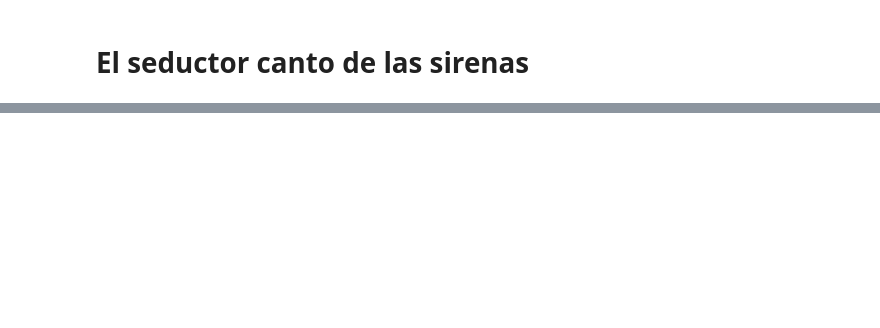
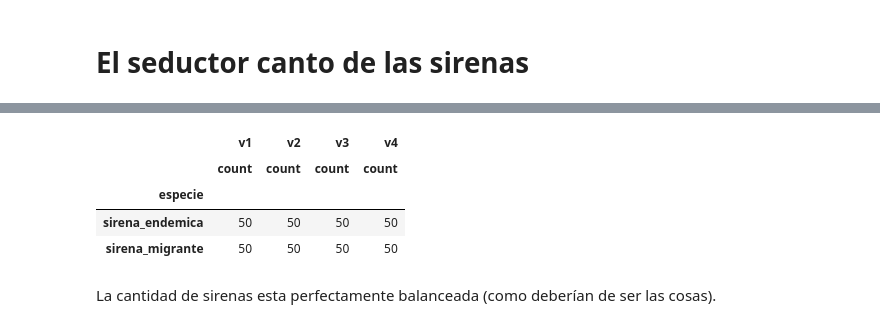
Before and after one commit to yoselalberto/truehome_prueba_tecnica, a Jupyter notebook: research/desafio_el_seductor_canto_de_las_sirenas.ipynb, the cells around one changed output, grey strips where cells are left out. Drawn from its saved outputs; the diff is of its cells as text; code cells hidden in the pictures; blank space fills up the shorter version.

```diff
--- a/research/desafio_el_seductor_canto_de_las_sirenas.ipynb
+++ b/research/desafio_el_seductor_canto_de_las_sirenas.ipynb
@@ -34,0 +52,11 @@ sirenas_historico
+# %%
+# sirenas por especie
+sirenas_historico.groupby(['especie']).agg(['count'])
+# %% [output]
+|  | v1 | v2 | v3 | v4 |
+|  | count | count | count | count |
+| especie |  |  |  |  |
+| sirena_endemica | 50 | 50 | 50 | 50 |
+| sirena_migrante | 50 | 50 | 50 | 50 |
+# %% [markdown]
+La cantidad de sirenas esta perfectamente balanceada (como deberían de ser las cosas).
```
Also changed, not shown: parts of 10 cells of this notebook.
